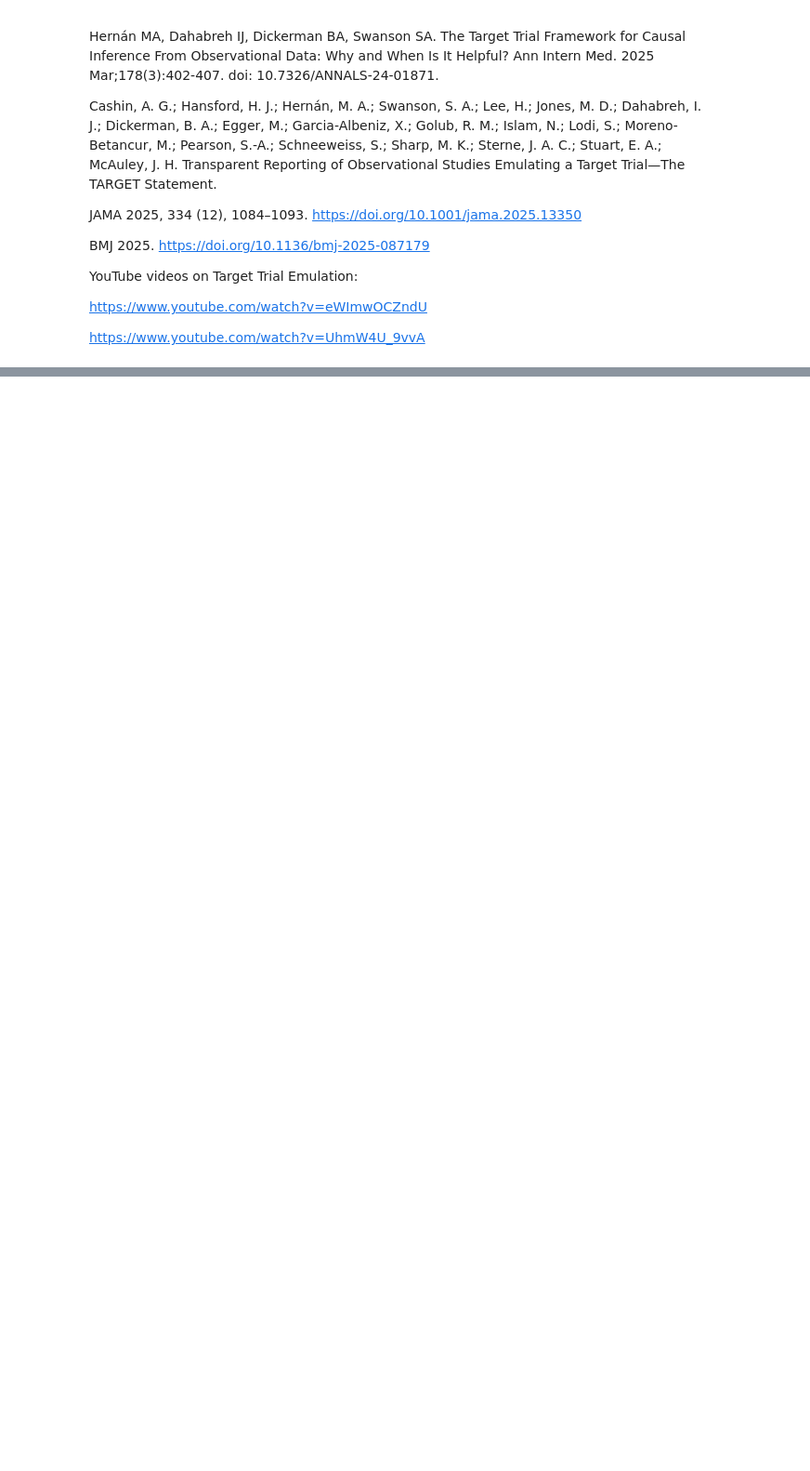
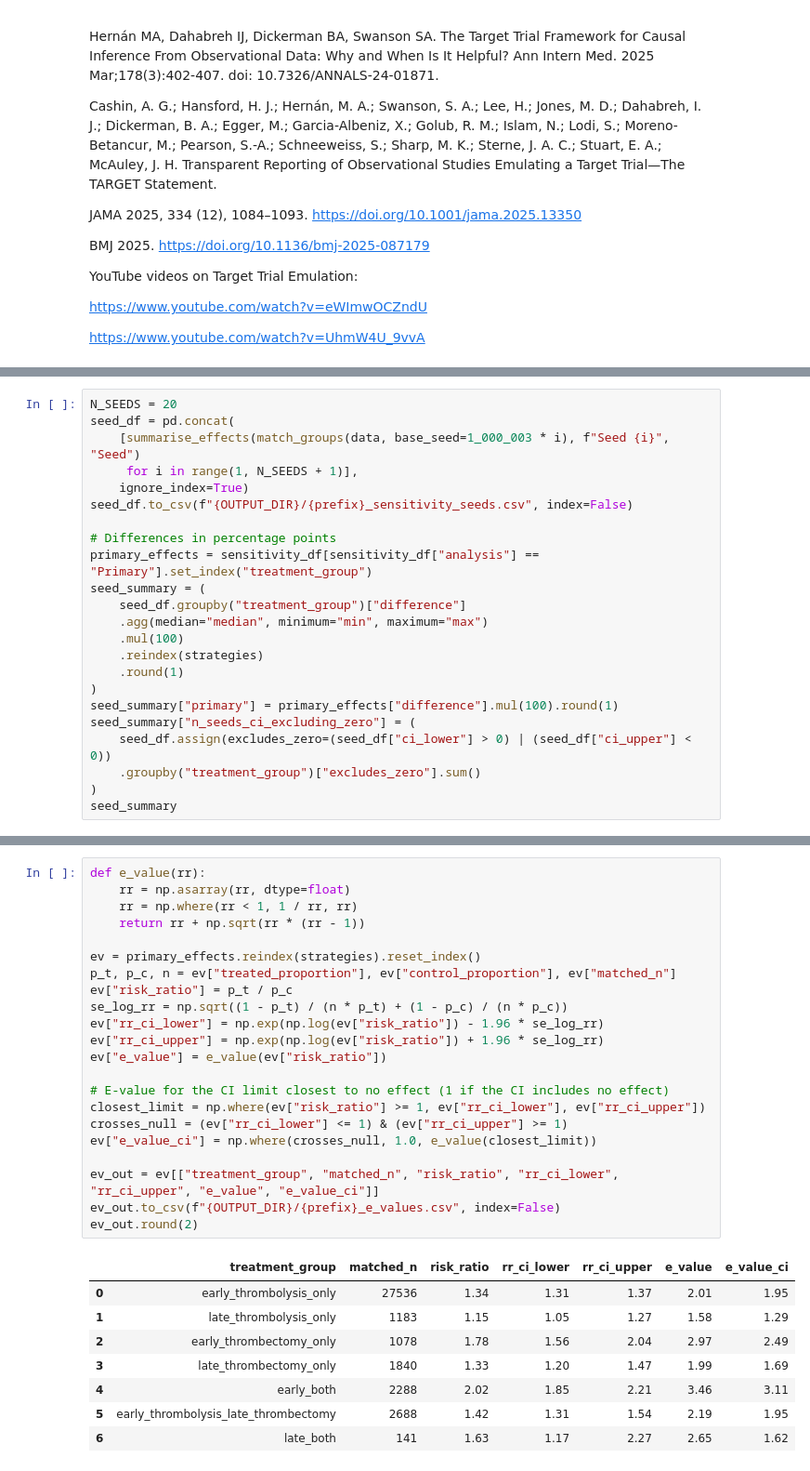
Before and after one commit to samuel-book/samuel-3, a Jupyter notebook: 4_target_trial_emulation/01_non_mild_thrombolysis_thrombectomy_target_trial_good_outcome.ipynb, the cells around one changed output, grey strips where cells are left out. Shown at 93% size. Cells and saved outputs as stored; diff of their text form; blank space fills up the shorter version.

```diff
--- a/4_target_trial_emulation/01_non_mild_thrombolysis_thrombectomy_target_trial_good_outcome.ipynb
+++ b/4_target_trial_emulation/01_non_mild_thrombolysis_thrombectomy_target_trial_good_outcome.ipynb
@@ -746,0 +930,23 @@ plt.show()
+# %%
+N_SEEDS = 20
+seed_df = pd.concat(
+    [summarise_effects(match_groups(data, base_seed=1_000_003 * i), f"Seed {i}", "Seed")
+     for i in range(1, N_SEEDS + 1)],
+    ignore_index=True)
+seed_df.to_csv(f"{OUTPUT_DIR}/{prefix}_sensitivity_seeds.csv", index=False)
+
+# Differences in percentage points
+primary_effects = sensitivity_df[sensitivity_df["analysis"] == "Primary"].set_index("treatment_group")
+seed_summary = (
+    seed_df.groupby("treatment_group")["difference"]
+    .agg(median="median", minimum="min", maximum="max")
+    .mul(100)
+    .reindex(strategies)
+    .round(1)
+)
+seed_summary["primary"] = primary_effects["difference"].mul(100).round(1)
+seed_summary["n_seeds_ci_excluding_zero"] = (
+    seed_df.assign(excludes_zero=(seed_df["ci_lower"] > 0) | (seed_df["ci_upper"] < 0))
+    .groupby("treatment_group")["excludes_zero"].sum()
+)
+seed_summary
@@ -746,0 +981,31 @@ plt.show()
+# %%
+def e_value(rr):
+    rr = np.asarray(rr, dtype=float)
+    rr = np.where(rr < 1, 1 / rr, rr)
+    return rr + np.sqrt(rr * (rr - 1))
+
+ev = primary_effects.reindex(strategies).reset_index()
+p_t, p_c, n = ev["treated_proportion"], ev["control_proportion"], ev["matched_n"]
+ev["risk_ratio"] = p_t / p_c
+se_log_rr = np.sqrt((1 - p_t) / (n * p_t) + (1 - p_c) / (n * p_c))
+ev["rr_ci_lower"] = np.exp(np.log(ev["risk_ratio"]) - 1.96 * se_log_rr)
+ev["rr_ci_upper"] = np.exp(np.log(ev["risk_ratio"]) + 1.96 * se_log_rr)
+ev["e_value"] = e_value(ev["risk_ratio"])
+
+# E-value for the CI limit closest to no effect (1 if the CI includes no effect)
+closest_limit = np.where(ev["risk_ratio"] >= 1, ev["rr_ci_lower"], ev["rr_ci_upper"])
+crosses_null = (ev["rr_ci_lower"] <= 1) & (ev["rr_ci_upper"] >= 1)
+ev["e_value_ci"] = np.where(crosses_null, 1.0, e_value(closest_limit))
+
+ev_out = ev[["treatment_group", "matched_n", "risk_ratio", "rr_ci_lower", "rr_ci_upper", "e_value", "e_value_ci"]]
+ev_out.to_csv(f"{OUTPUT_DIR}/{prefix}_e_values.csv", index=False)
+ev_out.round(2)
+# %% [output]
+|  | treatment_group | matched_n | risk_ratio | rr_ci_lower | rr_ci_upper | e_value | e_value_ci |
+| 0 | early_thrombolysis_only | 27536 | 1.34 | 1.31 | 1.37 | 2.01 | 1.95 |
+| 1 | late_thrombolysis_only | 1183 | 1.15 | 1.05 | 1.27 | 1.58 | 1.29 |
+| 2 | early_thrombectomy_only | 1078 | 1.78 | 1.56 | 2.04 | 2.97 | 2.49 |
+| 3 | late_thrombectomy_only | 1840 | 1.33 | 1.20 | 1.47 | 1.99 | 1.69 |
+| 4 | early_both | 2288 | 2.02 | 1.85 | 2.21 | 3.46 | 3.11 |
+| 5 | early_thrombolysis_late_thrombectomy | 2688 | 1.42 | 1.31 | 1.54 | 2.19 | 1.95 |
+| 6 | late_both | 141 | 1.63 | 1.17 | 2.27 | 2.65 | 1.62 |
```
Also changed, not shown: parts of 62 cells of this notebook.
